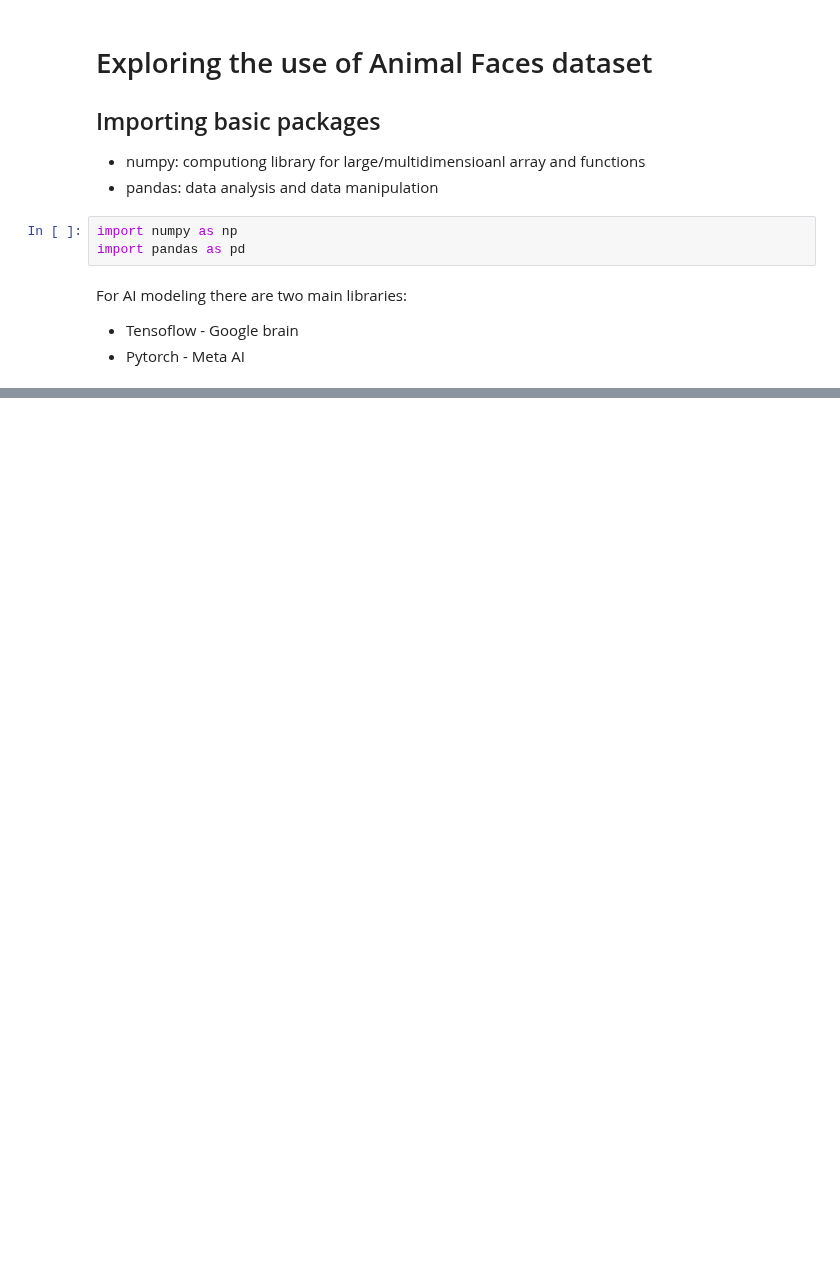
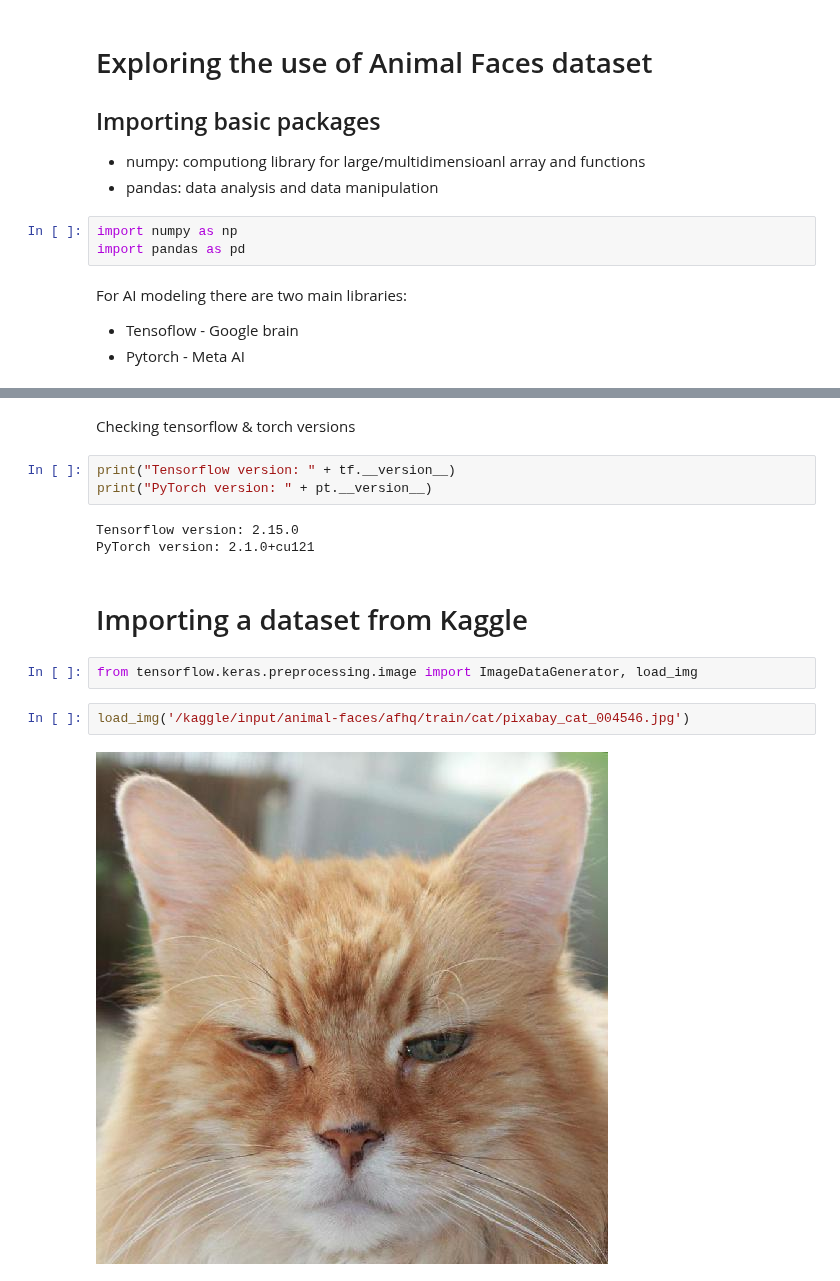
Before and after one commit to ATemova/face-recog-cat-dog, a Jupyter notebook: data-mining-machine-learning-project.ipynb, the cells around one changed output, grey strips where cells are left out. Drawn from its saved outputs; the diff is of its cells as text; blank space fills up the shorter version.

Commit message:
Kaggle Notebook | Data mining & Machine Learning Project | updatedVersion

```diff
--- a/data-mining-machine-learning-project.ipynb
+++ b/data-mining-machine-learning-project.ipynb
@@ -20,0 +17,16 @@ import torch as pt
+# %% [markdown]
+Checking tensorflow & torch versions
+# %%
+print("Tensorflow version: " + tf.__version__)
+print("PyTorch version: " + pt.__version__)
+# %% [output]
+Tensorflow version: 2.15.0
+PyTorch version: 2.1.0+cu121
+# %% [markdown]
+# Importing a dataset from Kaggle
+# %%
+from tensorflow.keras.preprocessing.image import ImageDataGenerator, load_img
+# %%
+load_img('/kaggle/input/animal-faces/afhq/train/cat/pixabay_cat_004546.jpg')
+# %% [output]
+[figure, added]
```
Also changed, not shown: parts of 2 cells of this notebook.
